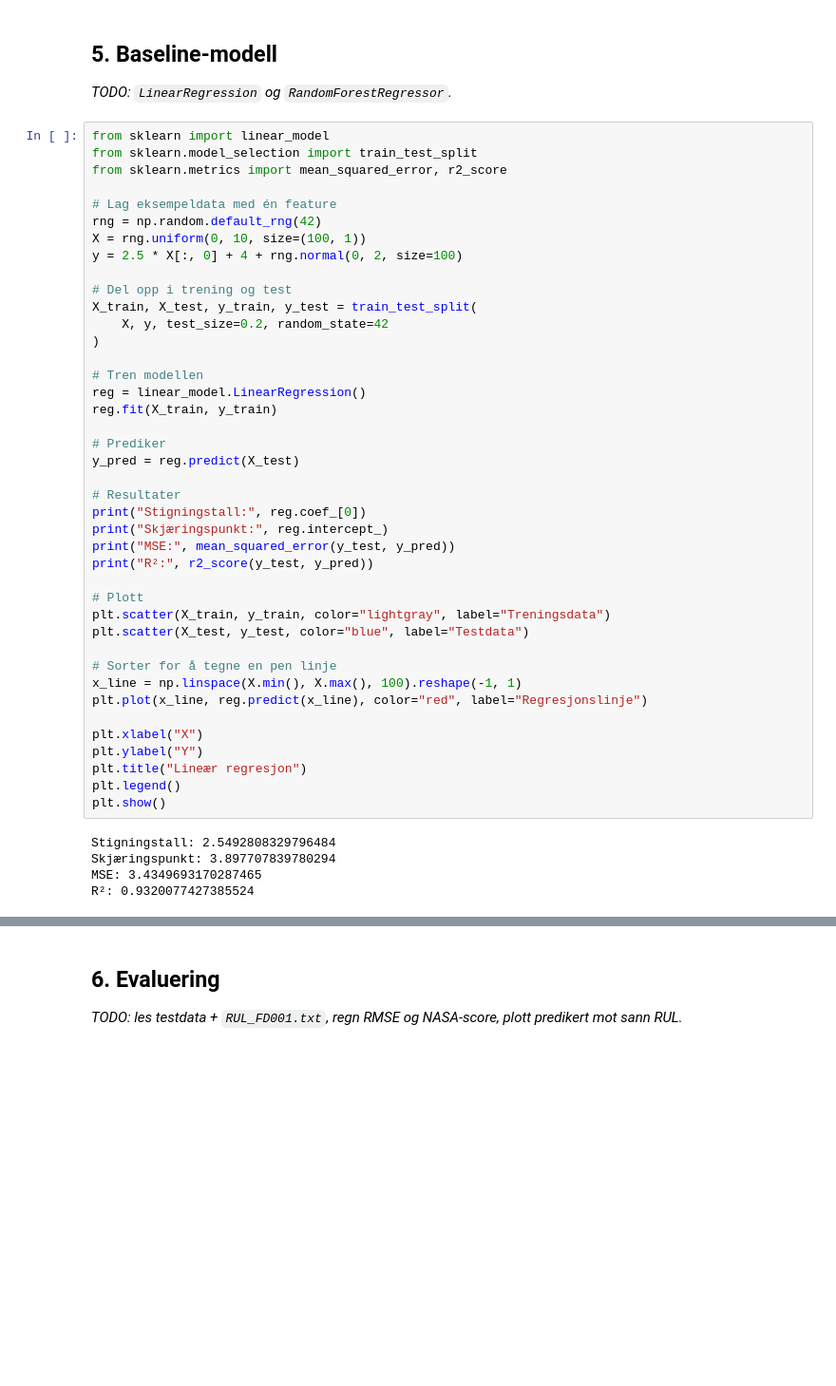
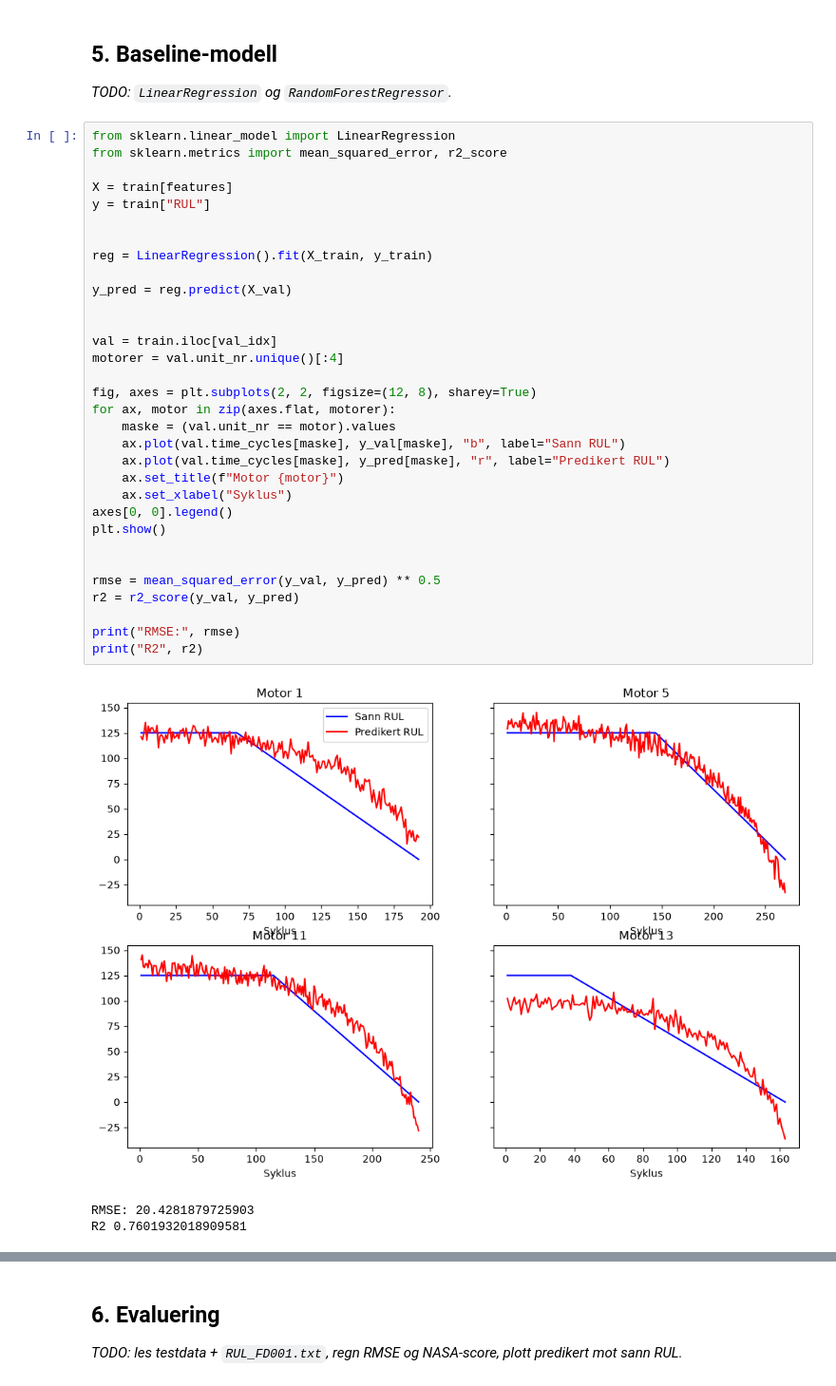
Before and after one commit to 184887/cmapss-rul, a Jupyter notebook: notebooks/RUL.ipynb, the cells around one changed output, grey strips where cells are left out. Shown at 95% size. Cells and saved outputs as stored; diff of their text form; blank space fills up the shorter version.

```diff
--- a/notebooks/RUL.ipynb
+++ b/notebooks/RUL.ipynb
@@ -104,48 +100,38 @@ y_train, y_val = y.iloc[train_idx], y.iloc[val_idx]
 
 *TODO: `LinearRegression` og `RandomForestRegressor`.*
 # %%
-from sklearn import linear_model
-from sklearn.model_selection import train_test_split
+from sklearn.linear_model import LinearRegression
 from sklearn.metrics import mean_squared_error, r2_score
 
-# Lag eksempeldata med én feature
-rng = np.random.default_rng(42)
-X = rng.uniform(0, 10, size=(100, 1))
-y = 2.5 * X[:, 0] + 4 + rng.normal(0, 2, size=100)
+X = train[features]
+y = train["RUL"]
 
-# Del opp i trening og test
-X_train, X_test, y_train, y_test = train_test_split(
-    X, y, test_size=0.2, random_state=42
-)
 
-# Tren modellen
-reg = linear_model.LinearRegression()
-reg.fit(X_train, y_train)
+reg = LinearRegression().fit(X_train, y_train)
 
-# Prediker
-y_pred = reg.predict(X_test)
+y_pred = reg.predict(X_val)
 
-# Resultater
-print("Stigningstall:", reg.coef_[0])
-print("Skjæringspunkt:", reg.intercept_)
-print("MSE:", mean_squared_error(y_test, y_pred))
-print("R²:", r2_score(y_test, y_pred))
 
-# Plott
-plt.scatter(X_train, y_train, color="lightgray", label="Treningsdata")
-plt.scatter(X_test, y_test, color="blue", label="Testdata")
+val = train.iloc[val_idx]
+motorer = val.unit_nr.unique()[:4]
 
-# Sorter for å tegne en pen linje
-x_line = np.linspace(X.min(), X.max(), 100).reshape(-1, 1)
-plt.plot(x_line, reg.predict(x_line), color="red", label="Regresjonslinje")
+fig, axes = plt.subplots(2, 2, figsize=(12, 8), sharey=True)
+for ax, motor in zip(axes.flat, motorer):
+    maske = (val.unit_nr == motor).values
+    ax.plot(val.time_cycles[maske], y_val[maske], "b", label="Sann RUL")
+    ax.plot(val.time_cycles[maske], y_pred[maske], "r", label="Predikert RUL")
+    ax.set_title(f"Motor {motor}")
+    ax.set_xlabel("Syklus")
+axes[0, 0].legend()
+plt.show()
 
-plt.xlabel("X")
-plt.ylabel("Y")
-plt.title("Lineær regresjon")
-plt.legend()
-plt.show()
+
+rmse = mean_squared_error(y_val, y_pred) ** 0.5
+r2 = r2_score(y_val, y_pred)
+
+print("RMSE:", rmse)
+print("R2", r2)
 # %% [output]
+[figure, new version]
-Stigningstall: 2.5492808329796484
-Skjæringspunkt: 3.897707839780294
-MSE: 3.4349693170287465
-R²: 0.9320077427385524
+RMSE: 20.4281879725903
+R2 0.7601932018909581
```
Also changed, not shown: parts of 5 cells of this notebook.
